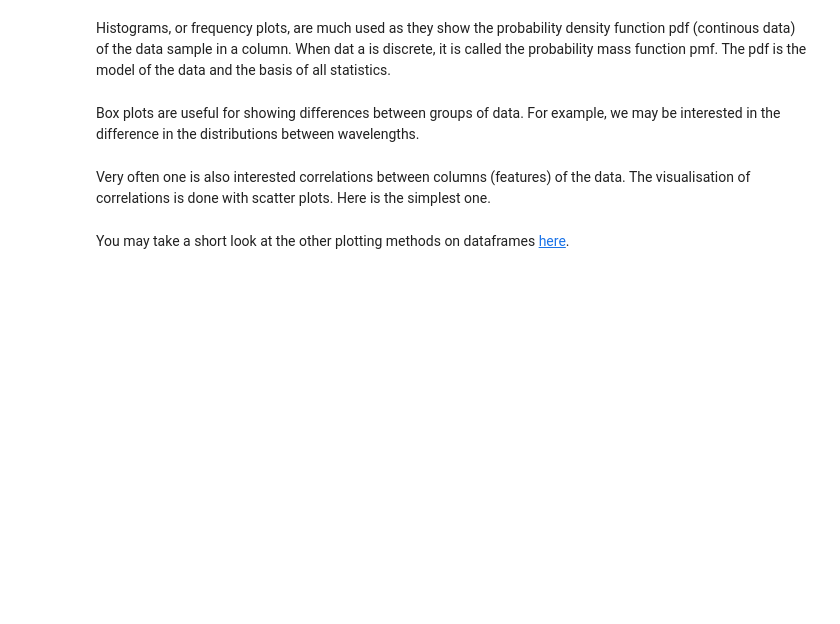
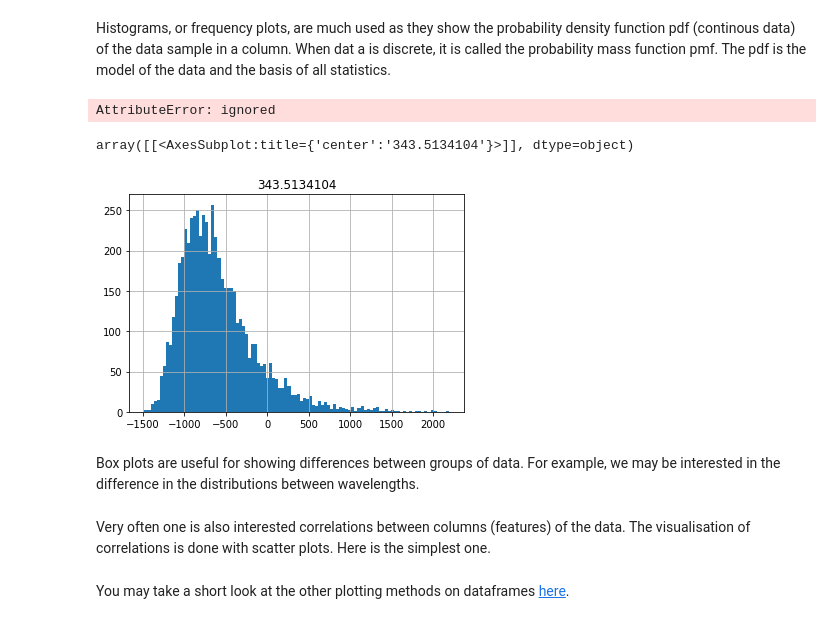
Before and after one commit to studerlukas/Studer-Lukas, a Jupyter notebook: 04_Dataframes_Stats_Plotting.ipynb, the cells around one changed output. Cells and saved outputs as stored; diff of their text form; code cells hidden in the pictures; blank space fills up the shorter version.

```diff
--- a/04_Dataframes_Stats_Plotting.ipynb
+++ b/04_Dataframes_Stats_Plotting.ipynb
@@ -75,4 +87,4 @@ Pandas Dataframes have many [plotting](https://pandas.pydata.org/docs/reference/
 # Mount the google drive
 from google.colab import drive
 drive.mount('/content/drive')
-path = '/content/drive/MyDrive/Courses/DSF-DCBP/Data-MCR/P3HT_Abs_data_Teaching.txt' #Data-CCD/4ms_10 av_30 s_Absorbance_10-32-04-868.txt'
+path = '/content/drive/MyDrive/DSF/P3HT_Abs_data_Teaching.txt' #Data-CCD/4ms_10 av_30 s_Absorbance_10-32-04-868.txt'
@@ -87,10 +114,15 @@ df.head()
 Histograms, or frequency plots, are much used as they show the probability density function pdf (continous data) of the data sample in a column. When dat a is discrete, it is called the probability mass function pmf. The pdf is the model of the data and the basis of all statistics.
 # %%
 # Histograms of all the columns
-#df.plot.his()
+df.plot.his()
+# %% [output]
+AttributeError: ignored
 # %%
 # Histogram of selected columns
-df.hist(df.columns[2], bins=20)
+df.hist(df.columns[2], bins=100)
+# %% [output]
+array([[<AxesSubplot:title={'center':'343.5134104'}>]], dtype=object)
+[figure, added]
 # %% [markdown]
 Box plots are useful for showing differences between groups of data. For example, we may be interested in the difference in the distributions between wavelengths.
 # %%
```
Also changed, not shown: parts of 9 cells of this notebook.
